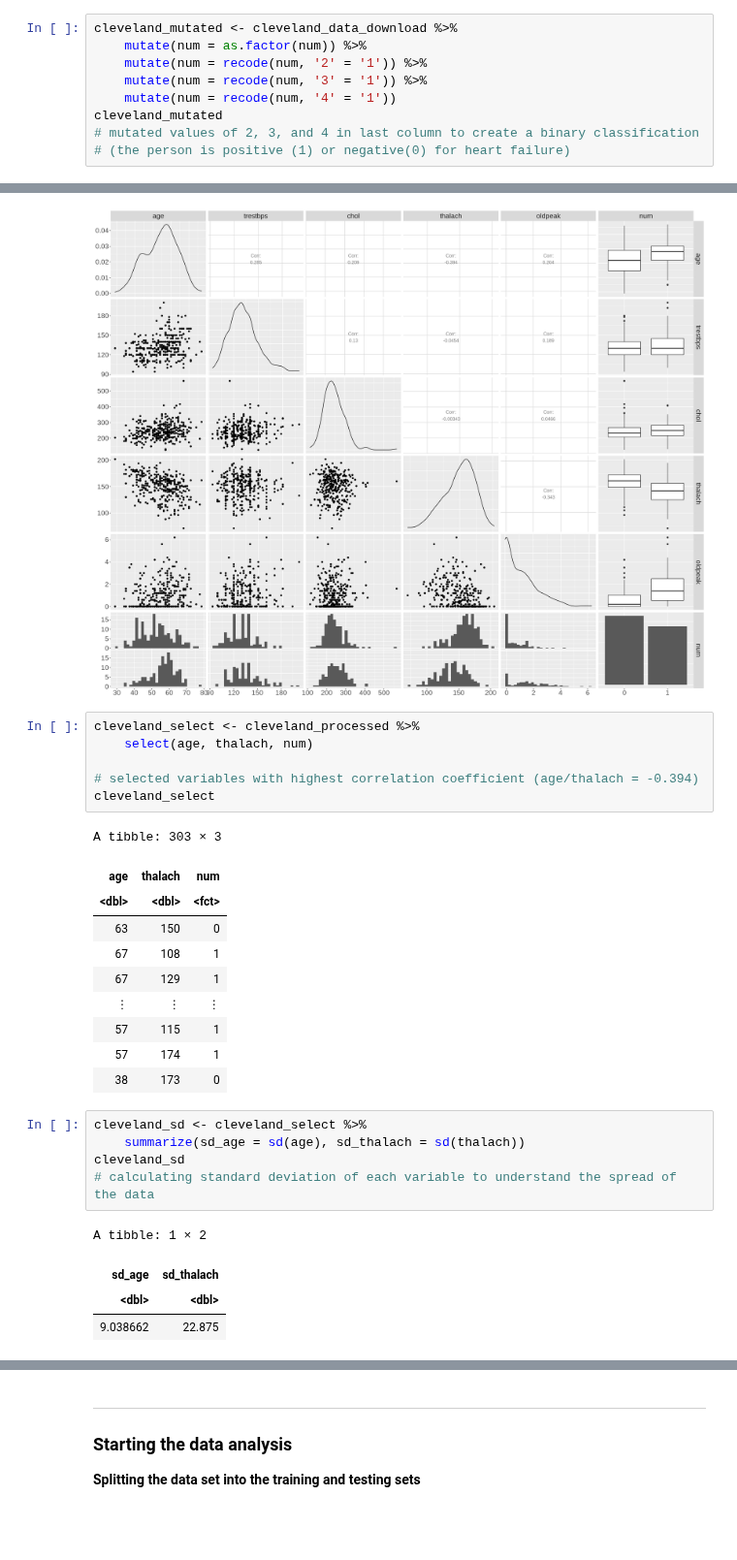
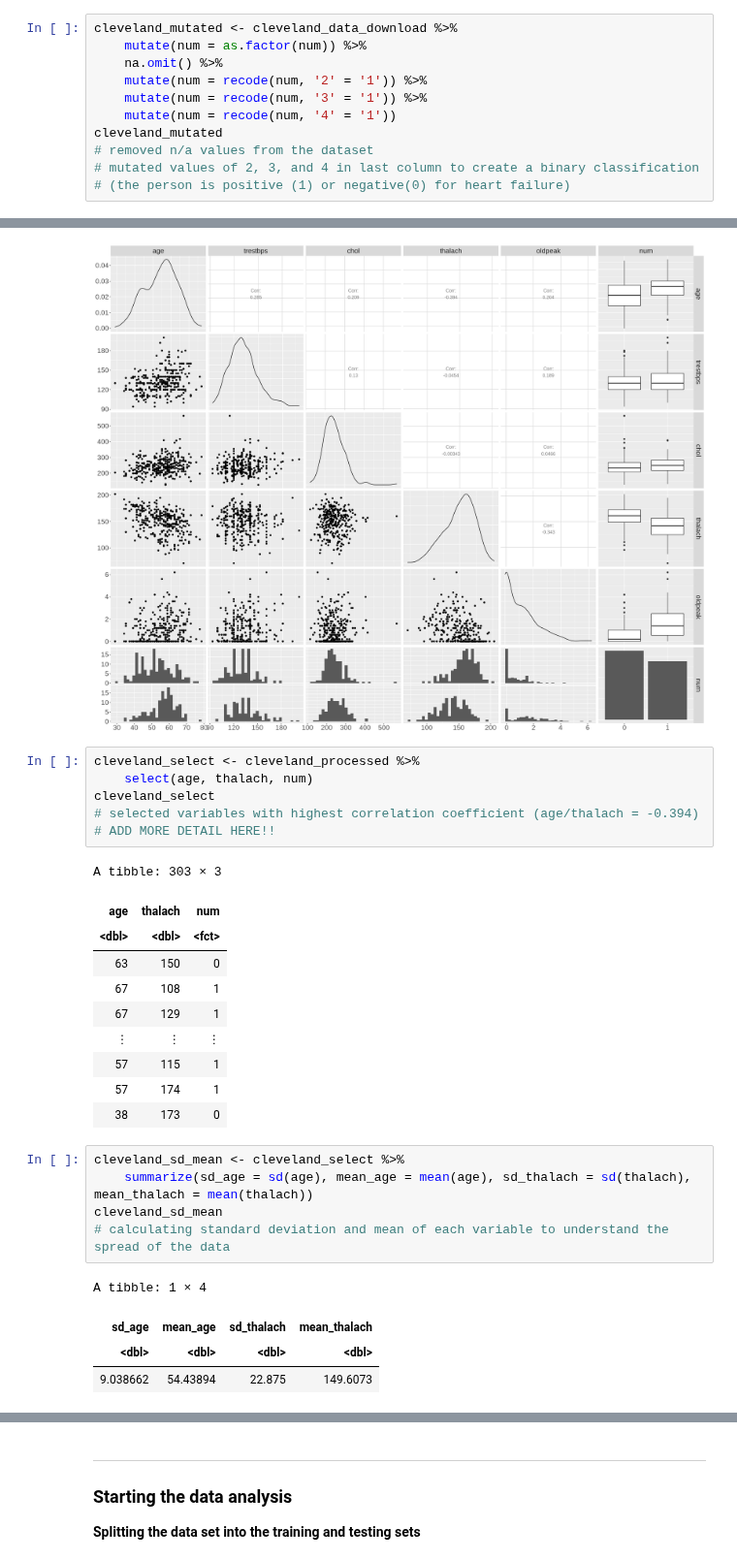
Before and after one commit to yun-sky/Heart-Failure-Report, a Jupyter notebook: Report.ipynb, the cells around one changed output, grey strips where cells are left out. Shown at 97% size. Saved outputs shown, nothing was run; the diff lists cells and outputs as text; blank space fills up the shorter version.

```diff
--- a/Report.ipynb
+++ b/Report.ipynb
@@ -104,10 +110,12 @@ X = not viable, 0 = factors, 1 = potential predictors
 # %%
 cleveland_mutated <- cleveland_data_download %>%
     mutate(num = as.factor(num)) %>%
+    na.omit() %>%
     mutate(num = recode(num, '2' = '1')) %>%
     mutate(num = recode(num, '3' = '1')) %>%
     mutate(num = recode(num, '4' = '1'))
 cleveland_mutated
+# removed n/a values from the dataset
 # mutated values of 2, 3, and 4 in last column to create a binary classification
 # (the person is positive (1) or negative(0) for heart failure)
 # %% [output]
@@ -161,9 +169,9 @@ cleveland_gg
 # %%
 cleveland_select <- cleveland_processed %>%
     select(age, thalach, num)
-
+cleveland_select
 # selected variables with highest correlation coefficient (age/thalach = -0.394)
-cleveland_select
+# ADD MORE DETAIL HERE!!
 # %% [output]
 A tibble: 303 × 3
 | age | thalach | num |
@@ -176,12 +184,12 @@ A tibble: 303 × 3
 | 57 | 174 | 1 |
 | 38 | 173 | 0 |
 # %%
-cleveland_sd <- cleveland_select %>%
-    summarize(sd_age = sd(age), sd_thalach = sd(thalach))
-cleveland_sd
-# calculating standard deviation of each variable to understand the spread of the data
+cleveland_sd_mean <- cleveland_select %>%
+    summarize(sd_age = sd(age), mean_age = mean(age), sd_thalach = sd(thalach), mean_thalach = mean(thalach))
+cleveland_sd_mean
+# calculating standard deviation and mean of each variable to understand the spread of the data
 # %% [output]
-A tibble: 1 × 2
+A tibble: 1 × 4
-| sd_age | sd_thalach |
-| <dbl> | <dbl> |
-| 9.038662 | 22.875 |
+| sd_age | mean_age | sd_thalach | mean_thalach |
+| <dbl> | <dbl> | <dbl> | <dbl> |
+| 9.038662 | 54.43894 | 22.875 | 149.6073 |
```
Also changed, not shown: parts of 5 cells of this notebook.
